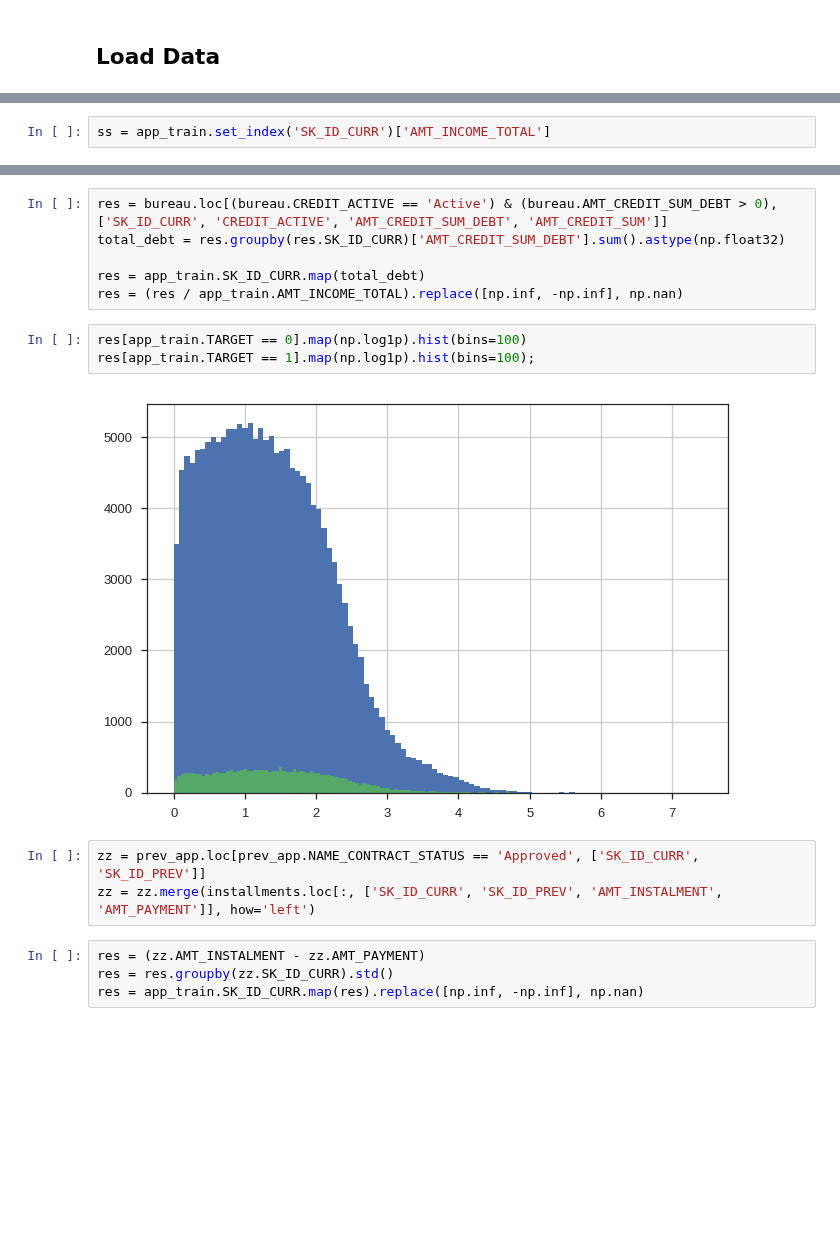
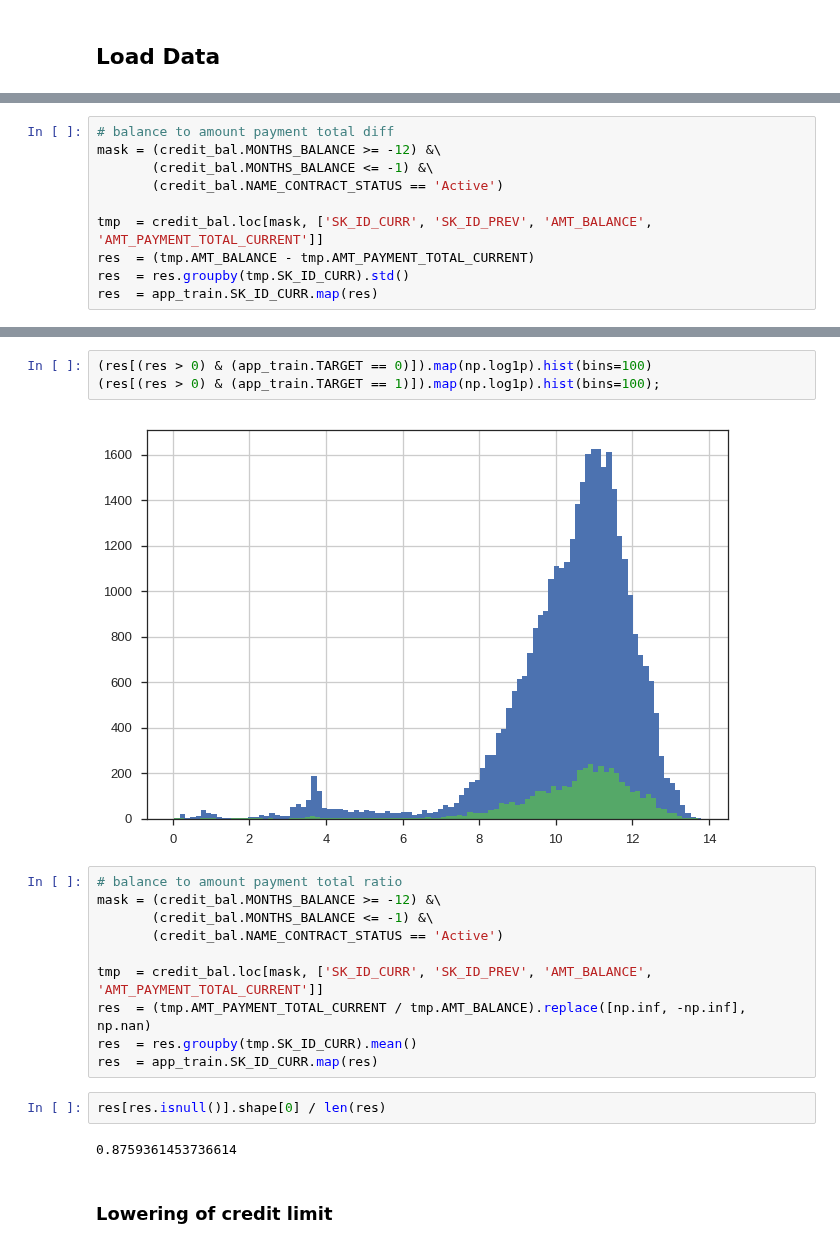
Before and after one commit to numb3r33/Kaggle_Home_Credit, a Jupyter notebook: notebooks/EDA.ipynb, the cells around one changed output, grey strips where cells are left out. Saved outputs shown, nothing was run; the diff lists cells and outputs as text; blank space fills up the shorter version.

```diff
--- a/notebooks/EDA.ipynb
+++ b/notebooks/EDA.ipynb
@@ -830,2 +249,0 @@ zz = zz.merge(installments.loc[:, ['SK_ID_CURR', 'SK_ID_PREV', 'NUM_INSTALMENT_N
-# %%
-ss = app_train.set_index('SK_ID_CURR')['AMT_INCOME_TOTAL']
@@ -855 +337,11 @@ res[(res > 0) & (app_train.TARGET == 1)].map(np.log1p).hist(bins=100);
+# %%
+# balance to amount payment total diff
+mask = (credit_bal.MONTHS_BALANCE >= -12) &\
+       (credit_bal.MONTHS_BALANCE <= -1) &\
+       (credit_bal.NAME_CONTRACT_STATUS == 'Active')
+
+tmp  = credit_bal.loc[mask, ['SK_ID_CURR', 'SK_ID_PREV', 'AMT_BALANCE', 'AMT_PAYMENT_TOTAL_CURRENT']]
+res  = (tmp.AMT_BALANCE - tmp.AMT_PAYMENT_TOTAL_CURRENT)
+res  = res.groupby(tmp.SK_ID_CURR).std()
+res  = app_train.SK_ID_CURR.map(res)
 # %%
@@ -868,18 +356,21 @@ res[res > 0].shape[0]
-# %%
-res = bureau.loc[(bureau.CREDIT_ACTIVE == 'Active') & (bureau.AMT_CREDIT_SUM_DEBT > 0), ['SK_ID_CURR', 'CREDIT_ACTIVE', 'AMT_CREDIT_SUM_DEBT', 'AMT_CREDIT_SUM']]
-total_debt = res.groupby(res.SK_ID_CURR)['AMT_CREDIT_SUM_DEBT'].sum().astype(np.float32)
-
-res = app_train.SK_ID_CURR.map(total_debt)
-res = (res / app_train.AMT_INCOME_TOTAL).replace([np.inf, -np.inf], np.nan)
 # %%
-res[app_train.TARGET == 0].map(np.log1p).hist(bins=100)
-res[app_train.TARGET == 1].map(np.log1p).hist(bins=100);
+(res[(res > 0) & (app_train.TARGET == 0)]).map(np.log1p).hist(bins=100)
+(res[(res > 0) & (app_train.TARGET == 1)]).map(np.log1p).hist(bins=100);
 # %% [output]
-[figure, old version]
+[figure, new version]
-# %%
-zz = prev_app.loc[prev_app.NAME_CONTRACT_STATUS == 'Approved', ['SK_ID_CURR', 'SK_ID_PREV']]
-zz = zz.merge(installments.loc[:, ['SK_ID_CURR', 'SK_ID_PREV', 'AMT_INSTALMENT', 'AMT_PAYMENT']], how='left')
-# %%
-res = (zz.AMT_INSTALMENT - zz.AMT_PAYMENT)
-res = res.groupby(zz.SK_ID_CURR).std()
-res = app_train.SK_ID_CURR.map(res).replace([np.inf, -np.inf], np.nan)
+# %%
+# balance to amount payment total ratio
+mask = (credit_bal.MONTHS_BALANCE >= -12) &\
+       (credit_bal.MONTHS_BALANCE <= -1) &\
+       (credit_bal.NAME_CONTRACT_STATUS == 'Active')
+
+tmp  = credit_bal.loc[mask, ['SK_ID_CURR', 'SK_ID_PREV', 'AMT_BALANCE', 'AMT_PAYMENT_TOTAL_CURRENT']]
+res  = (tmp.AMT_PAYMENT_TOTAL_CURRENT / tmp.AMT_BALANCE).replace([np.inf, -np.inf], np.nan)
+res  = res.groupby(tmp.SK_ID_CURR).mean()
+res  = app_train.SK_ID_CURR.map(res)
+# %%
+res[res.isnull()].shape[0] / len(res)
+# %% [output]
+0.8759361453736614
+# %% [markdown]
+### Lowering of credit limit
```
Also changed, not shown: parts of 134 cells of this notebook, 3 other files.
